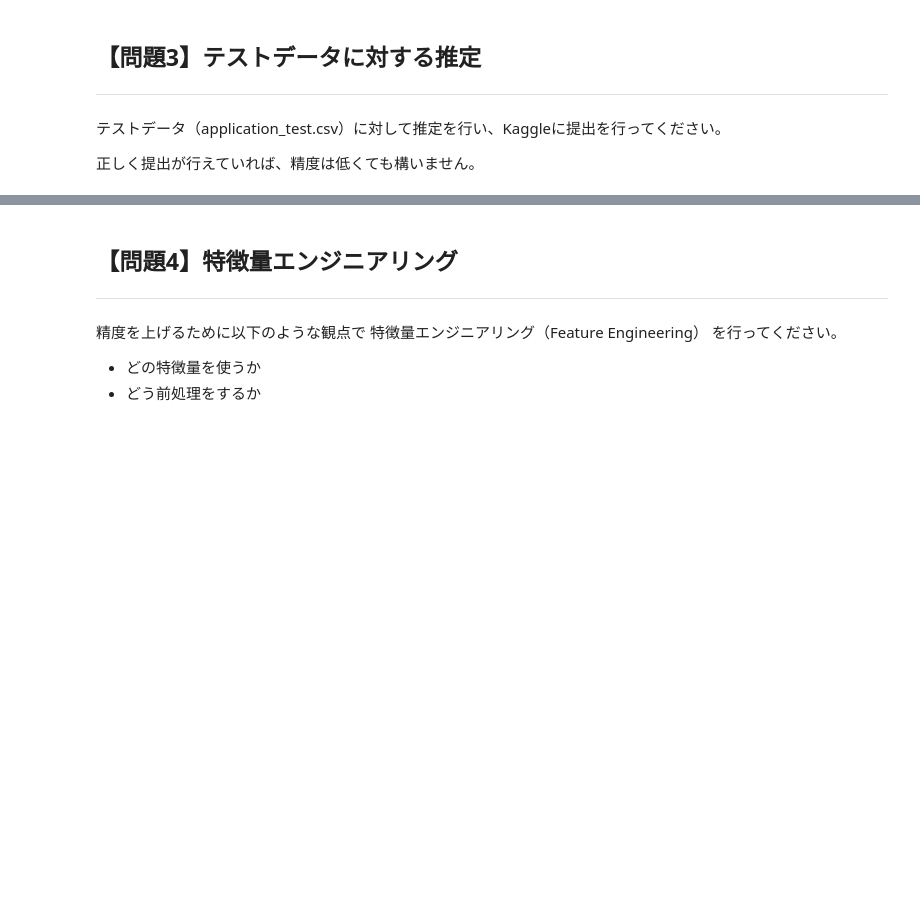
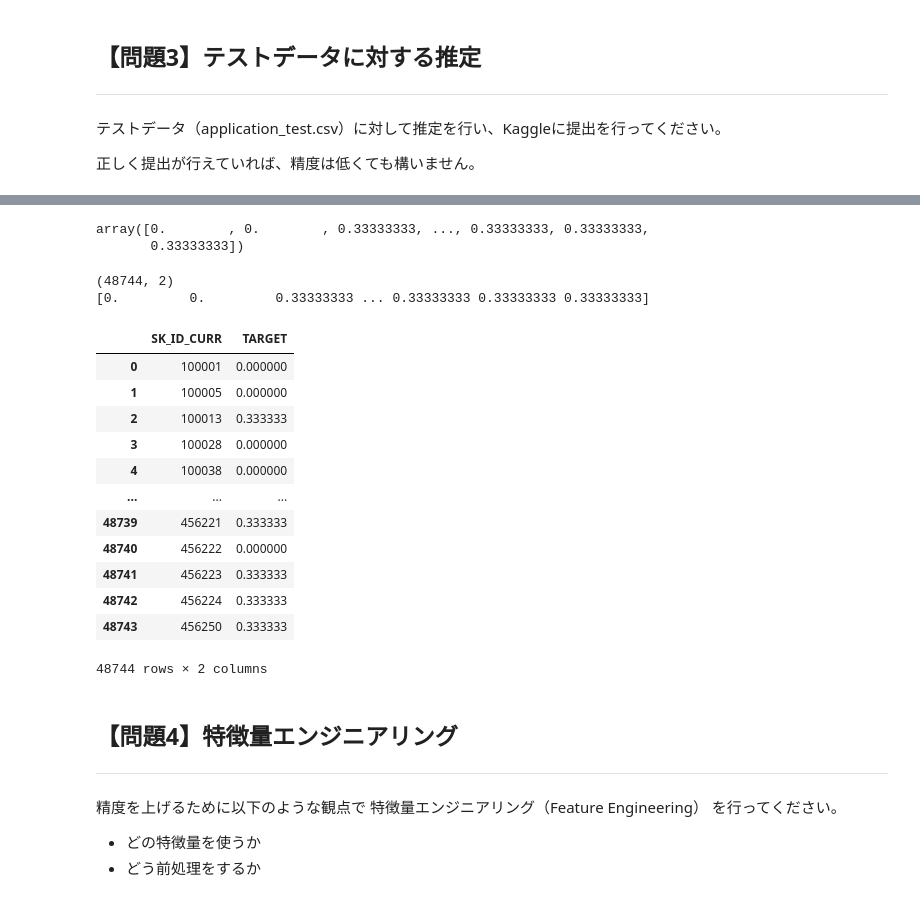
Before and after one commit to UmiSora0516/diveintocode-ml, a Jupyter notebook: Week4/home_credit_learning.ipynb, the cells around one changed output, grey strips where cells are left out. Saved outputs shown, nothing was run; the diff lists cells and outputs as text; code cells hidden in the pictures; blank space fills up the shorter version.

Commit message:
Modifid Kaggle submission process part.

```diff
--- a/Week4/home_credit_learning.ipynb
+++ b/Week4/home_credit_learning.ipynb
@@ -403,0 +478,3 @@ pd.DataFrame(submit, columns=['SK_ID_CURR', 'TARGET']).sort_values('SK_ID_CURR')
+# %%
+X_df_test = df_test.loc[:, col_name]
+print(X_df_test.info())
@@ -403,0 +499,34 @@ pd.DataFrame(submit, columns=['SK_ID_CURR', 'TARGET']).sort_values('SK_ID_CURR')
+# %%
+# 標準化
+X_df_test_std = scaler.transform(X_df_test)
+# 推定
+y_pred_sub_proba = knn_3.predict_proba(X_df_test_std)
+# %% [output]
+array([0.        , 0.        , 0.33333333, ..., 0.33333333, 0.33333333,
+       0.33333333])
+# %%
+print(y_pred_sub_proba.shape)
+print(y_pred_sub_proba[:,1])
+# %% [output]
+(48744, 2)
+[0.         0.         0.33333333 ... 0.33333333 0.33333333 0.33333333]
+# %%
+# Kaggleに提出するためにデータを加工
+y_pred_sub_df = pd.DataFrame(y_pred_sub_proba[:,1])
+y_pred_sub_df = y_pred_sub_df.rename(columns={0:"TARGET"})
+y_pred_sub_df = pd.concat([df_test["SK_ID_CURR"], y_pred_sub_df], axis=1, join='inner')
+y_pred_sub_df
+# %% [output]
+|  | SK_ID_CURR | TARGET |
+| 0 | 100001 | 0.000000 |
+| 1 | 100005 | 0.000000 |
+| 2 | 100013 | 0.333333 |
+| 3 | 100028 | 0.000000 |
+| 4 | 100038 | 0.000000 |
+| ... | ... | ... |
+| 48739 | 456221 | 0.333333 |
+| 48740 | 456222 | 0.000000 |
+| 48741 | 456223 | 0.333333 |
+| 48742 | 456224 | 0.333333 |
+| 48743 | 456250 | 0.333333 |
+48744 rows × 2 columns
```
Also changed, not shown: parts of 15 cells of this notebook.
